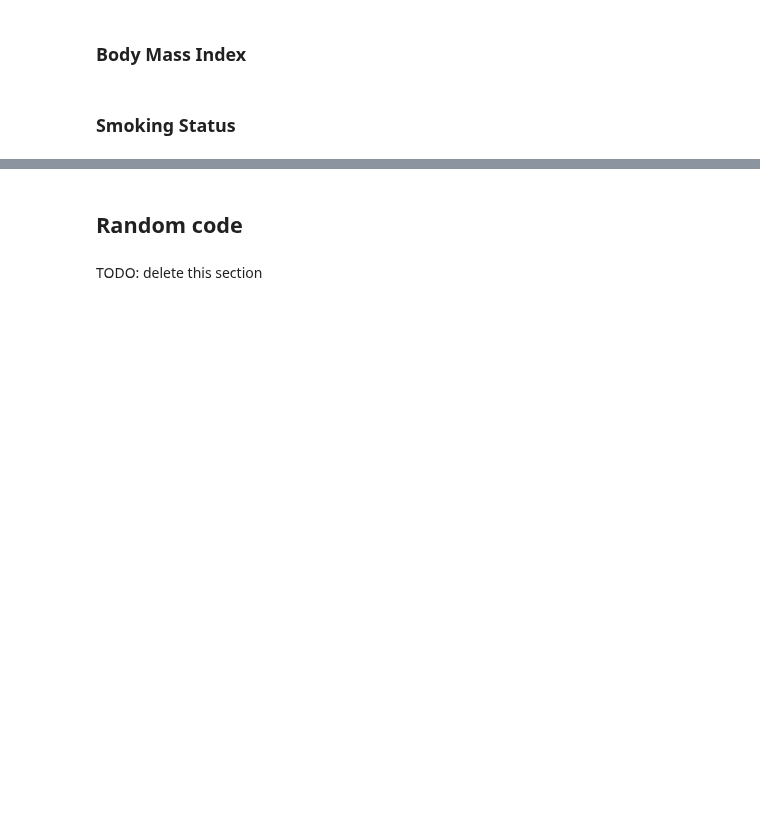
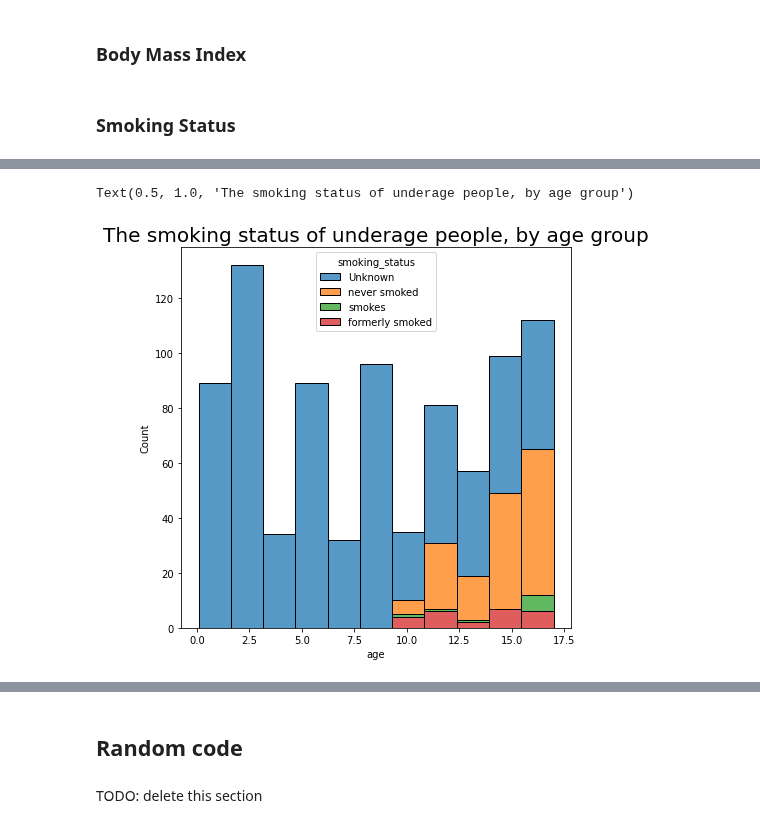
Before and after one commit to bori00/Stroke-Predictor, a Jupyter notebook: Stroke_Predictor.ipynb, the cells around one changed output, grey strips where cells are left out. Cells and saved outputs as stored; diff of their text form; code cells hidden in the pictures; blank space fills up the shorter version.

Commit message:
Data Cleaning for Smoking Status

```diff
--- a/Stroke_Predictor.ipynb
+++ b/Stroke_Predictor.ipynb
@@ -549,0 +583,6 @@ Only 5% of people in our dataset have had a stroke.
+# %%
+children_df = stroke_df[stroke_df.age < 18]
+children_df.age.apply(math.floor)
+children_age_smoking_categories = children_df.groupby(['age', 'smoking_status'])
+children_age_smoking_categories_df = children_age_smoking_categories.size().reset_index(name='counts')
+children_age_smoking_categories_df
@@ -549,0 +607,7 @@ Only 5% of people in our dataset have had a stroke.
+# %%
+fig, ax = plt.subplots(figsize=def_fig_size)
+sns.histplot(data=children_df, x="age", hue="smoking_status", ax=ax, multiple="stack")
+plt.title("The smoking status of underage people, by age group", size = def_title_size)
+# %% [output]
+Text(0.5, 1.0, 'The smoking status of underage people, by age group')
+[figure, added]
```
Also changed, not shown: parts of 18 cells of this notebook.
